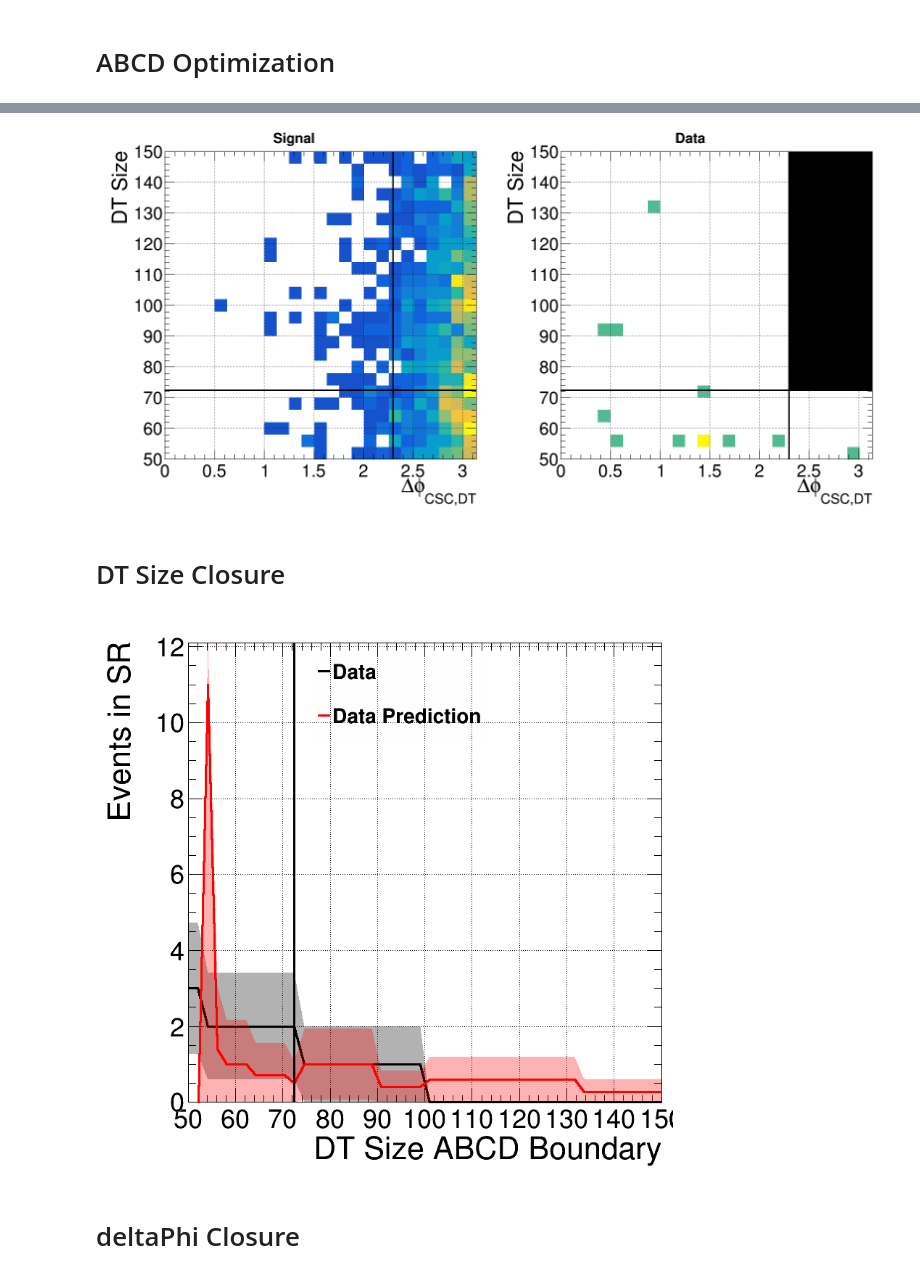
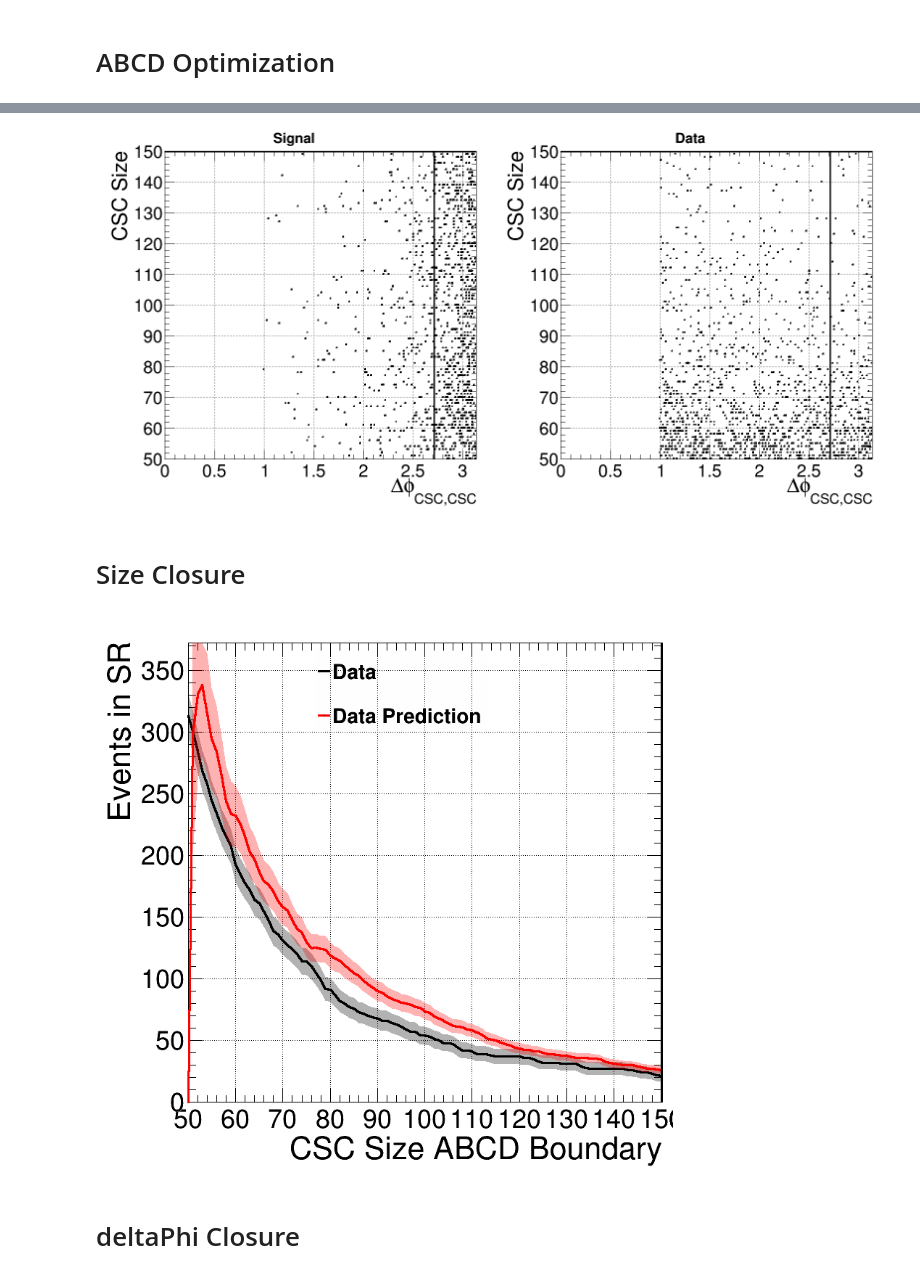
Before and after one commit to cms-lpc-llp/mds_analysis, a Jupyter notebook: notebooks/closure_test.ipynb, the cells around one changed output, grey strips where cells are left out. Saved outputs shown, nothing was run; the diff lists cells and outputs as text; code cells hidden in the pictures.

```diff
--- a/notebooks/closure_test.ipynb
+++ b/notebooks/closure_test.ipynb
@@ -188,21 +234,24 @@ cond = ((a_mc>0) & (b_mc>0) & (c_mc>0) & (d_mc>0)) & \
 # Here we add a condition that the predicted value must be within 2 sigma of the actual value
 ae_r3 = np.sqrt(a_r3)
 ape_r3 = ap_r3 * np.sqrt(
-    np.divide(1,b_r3, where=cond, out=np.zeros_like(b_r3)) +
-    np.divide(1,c_r3, where=cond, out=np.zeros_like(c_r3)) +
-    np.divide(1,d_r3, where=cond, out=np.zeros_like(d_r3))
+    np.divide(1,b_r3, where=cond, out=np.ones_like(b_r3)) +
+    np.divide(1,c_r3, where=cond, out=np.ones_like(c_r3)) +
+    np.divide(1,d_r3, where=cond, out=np.ones_like(d_r3))
 )
 
-cond = cond & (np.divide(np.abs(a_r3-ap_r3),np.sqrt(ae_r3**2 + ape_r3**2), where=cond, out=999*np.zeros_like(a_r3))<1)
-# cond = cond & (a_mc>140)
+cond = cond & (np.divide(np.abs(a_r3-ap_r3),np.sqrt(ae_r3**2 + ape_r3**2), where=cond, out=999*np.ones_like(a_r3))<1)
+# cond = cond & (a_mc>700)
 
 ####
 
 s2bs = np.divide(a_mc, np.sqrt(ap_r3), where=cond, out=np.zeros_like(a_mc))
+# s2bs = np.divide(a_mc, ap_r3, where=cond, out=np.zeros_like(a_mc))
 
 idx_s2b = np.unravel_index(np.argmax(s2bs), s2bs.shape)
 
 print(f's2b   = {s2bs[idx_s2b]}')
+# print(f'dphi  = {dphis[idx_s2b[1]]}')
+# print(f'size  = {sizes[idx_s2b[0]]}')
 print(f'dphi  = {dphis[idx_s2b[0]]}')
 print(f'size  = {sizes[idx_s2b[1]]}')
 print(f'a_mc  = {a_mc[idx_s2b]}')
@@ -220,47 +292,48 @@ ap_r3 = 0.5
 canvas = TCanvas('','',2*800,800)
 canvas.Divide(2,1)
 
-nb = 25
-form = ('',';#Delta#phi_{CSC,DT};DT Size;count',nb,0,np.pi,nb,50,150)
+nb = 200
+form = ('',f';#Delta#phi_{{CSC,{SIZE_VAR.upper()}}};{SIZE_VAR.upper()} Size;count',nb,0,np.pi,nb,50,150)
+dopt = 'box'
 
 dphi_line = TLine(ABCD_DPHI,50,ABCD_DPHI,150)
 size_line = TLine(0,ABCD_SIZE,np.pi,ABCD_SIZE)
 dphi_line.SetLineWidth(3)
 size_line.SetLineWidth(3)
 
 if 'high' in FN_R3:
     sr_box = TBox(0, ABCD_SIZE, ABCD_DPHI, 150)
 else:# 'low' in FN_R3:
     sr_box = TBox(ABCD_DPHI, ABCD_SIZE, np.pi, 150)
 sr_box.SetFillColor(rt.kBlack)
 
 latex = TLatex()
 latex.SetTextAlign(23)
 latex.SetTextSize(0.04)
 
 canvas.cd(1).SetGrid()
-h_mc = rdfs['mc'].Histo2D(form,'tag_dPhi','dtSize').GetValue()
-h_mc.Draw()
+h_mc = rdfs['mc'].Histo2D(form,'tag_dPhi','tag_size').GetValue()
+h_mc.Draw(dopt)
 
 dphi_line.Draw()
 size_line.Draw()
-latex.DrawLatexNDC(0.5, 1, 'Signal'+(', DT_{OOT}' if 'dtOOT' in FN_MC else ''))
+latex.DrawLatexNDC(0.5, 1, 'Signal'+(f', {SIZE_VAR.upper()}_{{OOT}}' if 'OOT' in FN_MC else ''))
 
 canvas.cd(2).SetGrid()
-h_r3 = rdfs['r3'].Histo2D(form,'tag_dPhi','dtSize').GetValue()
-h_r3.Draw()
+h_r3 = rdfs['r3'].Histo2D(form,'tag_dPhi','tag_size').GetValue()
+h_r3.Draw(dopt)
 
 dphi_line.Draw()
 size_line.Draw()
-latex.DrawLatexNDC(0.5, 1, 'Data'+(', DT_{OOT}' if 'dtOOT' in FN_R3 else ''))
+latex.DrawLatexNDC(0.5, 1, 'Data'+(f', {SIZE_VAR.upper()}_{{OOT}}' if 'OOT' in FN_R3 else ''))
 if 'dtOOT' not in FN_R3:
     sr_box.Draw()
 
 canvas.Draw()
 # %% [output]
-[figure, old version]
+[figure, new version]
 # %% [markdown]
-# DT Size Closure
+#  Size Closure
 # %%
 canvas = TCanvas('','',800,800)
 canvas.SetGrid()
@@ -273,28 +346,26 @@ legend.SetMargin(0.1)
 
 # sizes = np.linspace(50,150,100)
 
-if 'low' in FN_MC:
-    a_mc = [rdfs['mc'].Filter(f'(tag_dPhi >= {ABCD_DPHI}) && (dtSize >= {sz})').Sum('weight') for sz in sizes]
-    b_mc = [rdfs['mc'].Filter(f'(tag_dPhi >= {ABCD_DPHI}) && (dtSize < {sz})').Sum('weight') for sz in sizes]
-    c_mc = [rdfs['mc'].Filter(f'(tag_dPhi < {ABCD_DPHI}) && (dtSize < {sz})').Sum('weight') for sz in sizes]
-    d_mc = [rdfs['mc'].Filter(f'(tag_dPhi < {ABCD_DPHI}) && (dtSize >= {sz})').Sum('weight') for sz in sizes]
+if 'high' in FN_MC:
+    a_mc = [rdfs['mc'].Filter(f'(tag_dPhi < {ABCD_DPHI}) && (tag_size >= {sz})').Sum('weight') for sz in sizes]
+    b_mc = [rdfs['mc'].Filter(f'(tag_dPhi < {ABCD_DPHI}) && (tag_size < {sz})').Sum('weight') for sz in sizes]
+    c_mc = [rdfs['mc'].Filter(f'(tag_dPhi >= {ABCD_DPHI}) && (tag_size < {sz})').Sum('weight') for sz in sizes]
+    d_mc = [rdfs['mc'].Filter(f'(tag_dPhi >= {ABCD_DPHI}) && (tag_size >= {sz})').Sum('weight') for sz in sizes]
 
-    a_r3 = [rdfs['r3'].Filter(f'(tag_dPhi >= {ABCD_DPHI}) && (dtSize >= {sz})').Sum('weight') for sz in sizes]
-    b_r3 = [rdfs['r3'].Filter(f'(tag_dPhi >= {ABCD_DPHI}) && (dtSize < {sz})').Sum('weight') for sz in sizes]
-    c_r3 = [rdfs['r3'].Filter(f'(tag_dPhi < {ABCD_DPHI}) && (dtSize < {sz})').Sum('weight') for sz in sizes]
-    d_r3 = [rdfs['r3'].Filter(f'(tag_dPhi < {ABCD_DPHI}) && (dtSize >= {sz})').Sum('weight') for sz in sizes]
-elif 'high' in FN_MC:
-    a_mc = [rdfs['mc'].Filter(f'(tag_dPhi < {ABCD_DPHI}) && (dtSize >= {sz})').Sum('weight') for sz in sizes]
-    b_mc = [rdfs['mc'].Filter(f'(tag_dPhi < {ABCD_DPHI}) && (dtSize < {sz})').Sum('weight') for sz in sizes]
-    c_mc = [rdfs['mc'].Filter(f'(tag_dPhi >= {ABCD_DPHI}) && (dtSize < {sz})').Sum('weight') for sz in sizes]
-    d_mc = [rdfs['mc'].Filter(f'(tag_dPhi >= {ABCD_DPHI}) && (dtSize >= {sz})').Sum('weight') for sz in sizes]
+    a_r3 = [rdfs['r3'].Filter(f'(tag_dPhi < {ABCD_DPHI}) && (tag_size >= {sz})').Sum('weight') for sz in sizes]
+    b_r3 = [rdfs['r3'].Filter(f'(tag_dPhi < {ABCD_DPHI}) && (tag_size < {sz})').Sum('weight') for sz in sizes]
+    c_r3 = [rdfs['r3'].Filter(f'(tag_dPhi >= {ABCD_DPHI}) && (tag_size < {sz})').Sum('weight') for sz in sizes]
+    d_r3 = [rdfs['r3'].Filter(f'(tag_dPhi >= {ABCD_DPHI}) && (tag_size >= {sz})').Sum('weight') for sz in sizes]
+else:
+    a_mc = [rdfs['mc'].Filter(f'(tag_dPhi >= {ABCD_DPHI}) && (tag_size >= {sz})').Sum('weight') for sz in sizes]
+    b_mc = [rdfs['mc'].Filter(f'(tag_dPhi >= {ABCD_DPHI}) && (tag_size < {sz})').Sum('weight') for sz in sizes]
+    c_mc = [rdfs['mc'].Filter(f'(tag_dPhi < {ABCD_DPHI}) && (tag_size < {sz})').Sum('weight') for sz in sizes]
+    d_mc = [rdfs['mc'].Filter(f'(tag_dPhi < {ABCD_DPHI}) && (tag_size >= {sz})').Sum('weight') for sz in sizes]
 
-    a_r3 = [rdfs['r3'].Filter(f'(tag_dPhi < {ABCD_DPHI}) && (dtSize >= {sz})').Sum('weight') for sz in sizes]
-    b_r3 = [rdfs['r3'].Filter(f'(tag_dPhi < {ABCD_DPHI}) && (dtSize < {sz})').Sum('weight') for sz in sizes]
-    c_r3 = [rdfs['r3'].Filter(f'(tag_dPhi >= {ABCD_DPHI}) && (dtSize < {sz})').Sum('weight') for sz in sizes]
-    d_r3 = [rdfs['r3'].Filter(f'(tag_dPhi >= {ABCD_DPHI}) && (dtSize >= {sz})').Sum('weight') for sz in sizes]
-else:
-    raise
+    a_r3 = [rdfs['r3'].Filter(f'(tag_dPhi >= {ABCD_DPHI}) && (tag_size >= {sz})').Sum('weight') for sz in sizes]
+    b_r3 = [rdfs['r3'].Filter(f'(tag_dPhi >= {ABCD_DPHI}) && (tag_size < {sz})').Sum('weight') for sz in sizes]
+    c_r3 = [rdfs['r3'].Filter(f'(tag_dPhi < {ABCD_DPHI}) && (tag_size < {sz})').Sum('weight') for sz in sizes]
+    d_r3 = [rdfs['r3'].Filter(f'(tag_dPhi < {ABCD_DPHI}) && (tag_size >= {sz})').Sum('weight') for sz in sizes]
 
 a_mc = np.array([x.GetValue() for x in a_mc])
 b_mc = np.array([x.GetValue() for x in b_mc])
@@ -316,7 +387,7 @@ ape_r3 = np.array([a*(1/b+1/c+1/d)**(1/2) if b and c and d else 0 for a,b,c,d in
 
 # **** #
 xx = sizes
-xlabel, ylabel = 'DT Size ABCD Boundary', 'Events in SR'
+xlabel, ylabel = f'{SIZE_VAR.upper()} Size ABCD Boundary', 'Events in SR'
 
 values = [[a_r3,ae_r3],[ap_r3,ape_r3]]#,[a_mc,ae_mc],[ap_mc,ape_mc]]
 names = ['Data', 'Data Prediction']#,'Signal', 'Signal Prediction',]
@@ -351,7 +422,7 @@ size_line.SetLineWidth(3)
 legend.Draw()
 canvas.Draw()
 # %% [output]
-[figure, old version]
+[figure, new version]
 # %%
 # table
 # %% [markdown]
```
Also changed, not shown: parts of 7 cells of this notebook, 2 other files.
